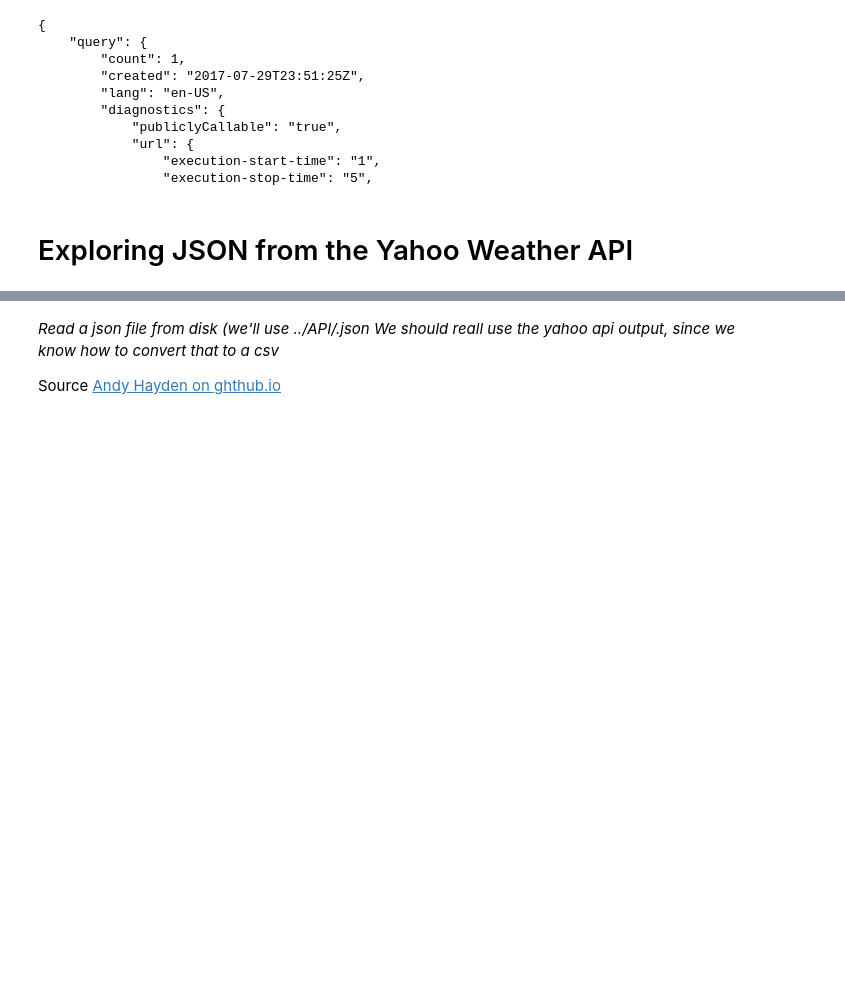
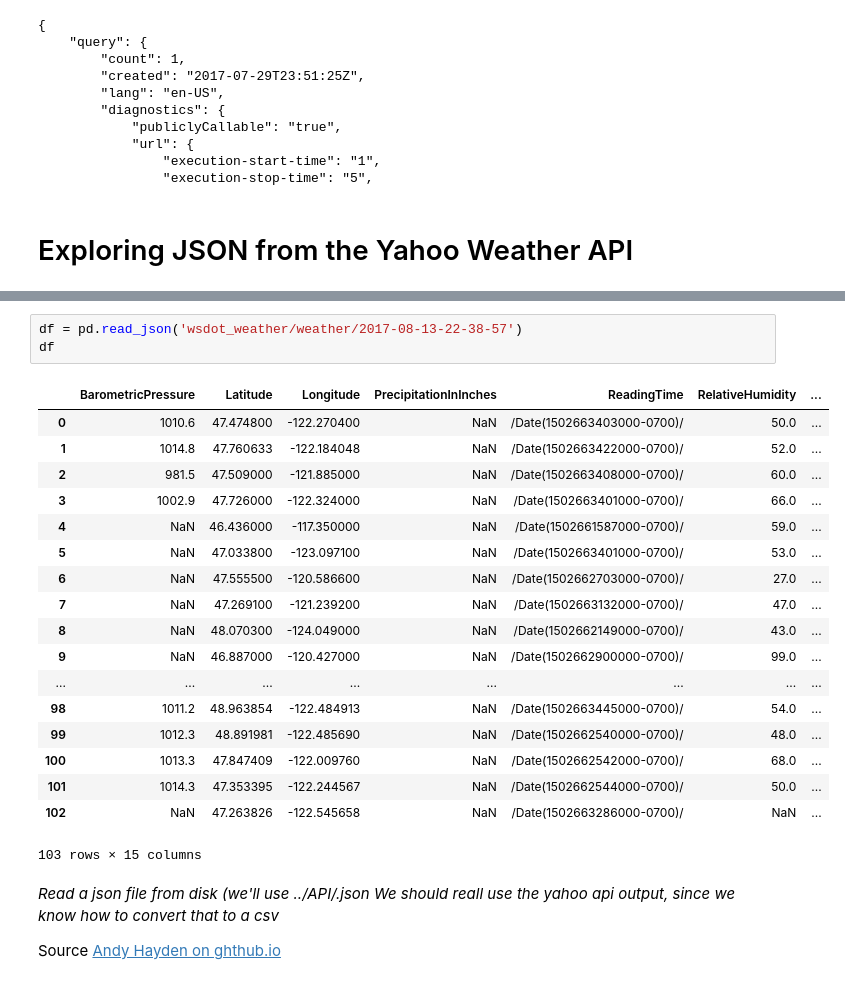
Before and after one commit to Data4Democracy/democratizing_weather_data, a Jupyter notebook: democratizing_weather_data/streaming/prototypes/analyze.ipynb, the cells around one changed output, grey strips where cells are left out. Cells and saved outputs as stored; diff of their text form; blank space fills up the shorter version.

```diff
--- a/democratizing_weather_data/streaming/prototypes/analyze.ipynb
+++ b/democratizing_weather_data/streaming/prototypes/analyze.ipynb
@@ -38,3 +77,25 @@ _Nice! Let's examine a json file_
+# %%
+df = pd.read_json('wsdot_weather/weather/2017-08-13-22-38-57')
+df
+# %% [output]
+|  | BarometricPressure | Latitude | Longitude | PrecipitationInInches | ReadingTime | RelativeHumidity | ... |
+| 0 | 1010.6 | 47.474800 | -122.270400 | NaN | /Date(1502663403000-0700)/ | 50.0 | ... |
+| 1 | 1014.8 | 47.760633 | -122.184048 | NaN | /Date(1502663422000-0700)/ | 52.0 | ... |
+| 2 | 981.5 | 47.509000 | -121.885000 | NaN | /Date(1502663408000-0700)/ | 60.0 | ... |
+| 3 | 1002.9 | 47.726000 | -122.324000 | NaN | /Date(1502663401000-0700)/ | 66.0 | ... |
+| 4 | NaN | 46.436000 | -117.350000 | NaN | /Date(1502661587000-0700)/ | 59.0 | ... |
+| 5 | NaN | 47.033800 | -123.097100 | NaN | /Date(1502663401000-0700)/ | 53.0 | ... |
+| 6 | NaN | 47.555500 | -120.586600 | NaN | /Date(1502662703000-0700)/ | 27.0 | ... |
+| 7 | NaN | 47.269100 | -121.239200 | NaN | /Date(1502663132000-0700)/ | 47.0 | ... |
+| 8 | NaN | 48.070300 | -124.049000 | NaN | /Date(1502662149000-0700)/ | 43.0 | ... |
+| 9 | NaN | 46.887000 | -120.427000 | NaN | /Date(1502662900000-0700)/ | 99.0 | ... |
+| ... | ... | ... | ... | ... | ... | ... | ... |
+| 98 | 1011.2 | 48.963854 | -122.484913 | NaN | /Date(1502663445000-0700)/ | 54.0 | ... |
+| 99 | 1012.3 | 48.891981 | -122.485690 | NaN | /Date(1502662540000-0700)/ | 48.0 | ... |
+| 100 | 1013.3 | 47.847409 | -122.009760 | NaN | /Date(1502662542000-0700)/ | 68.0 | ... |
+| 101 | 1014.3 | 47.353395 | -122.244567 | NaN | /Date(1502662544000-0700)/ | 50.0 | ... |
+| 102 | NaN | 47.263826 | -122.545658 | NaN | /Date(1502663286000-0700)/ | NaN | ... |
+103 rows × 15 columns
 # %% [markdown]
 _Read a json file from disk (we'll use ../API/<tbd>.json
 We should reall use the yahoo api output, since we know how to convert that to a csv_
```
Also changed, not shown: parts of 39 cells of this notebook.
